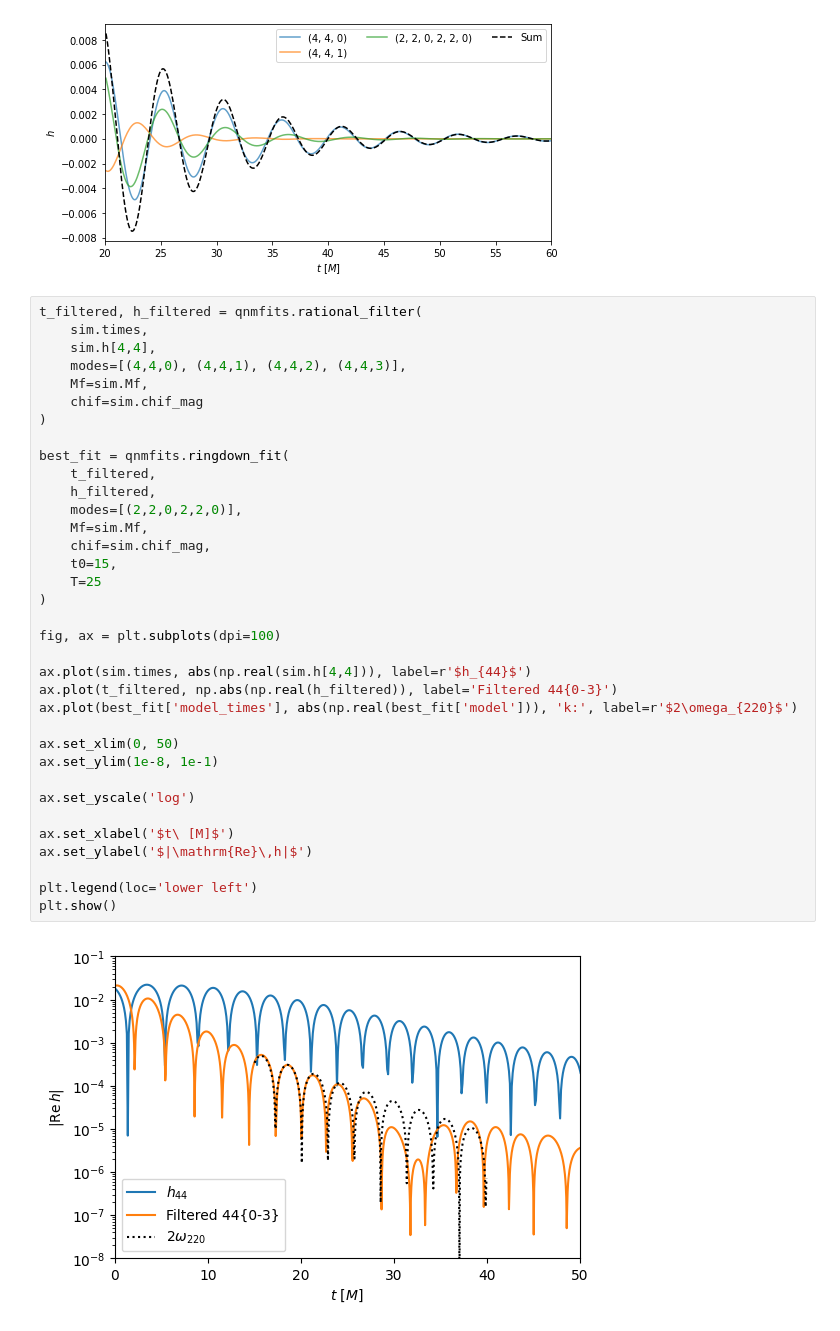
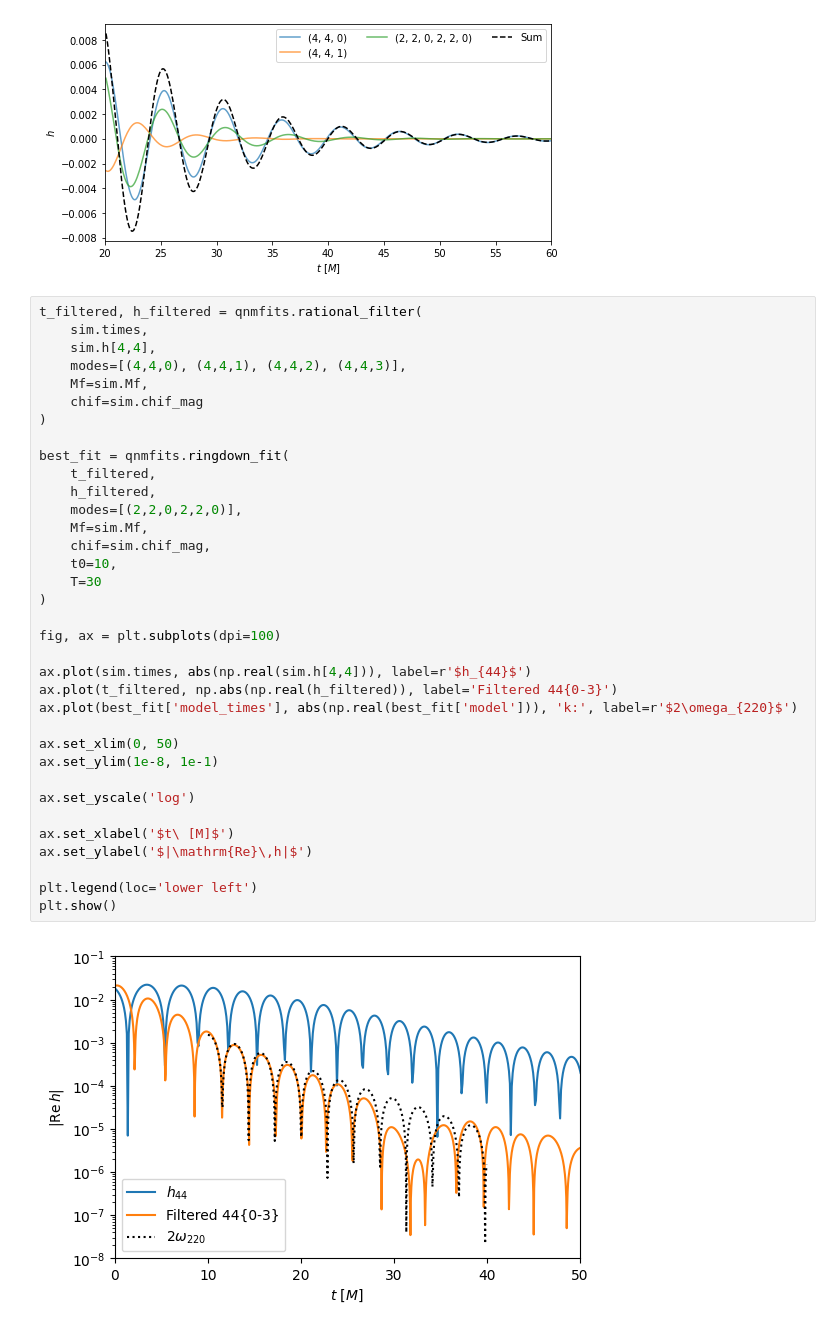
Before and after one commit to eliotfinch/qnmfits, a Jupyter notebook: examples/quadratic_qnms.ipynb, the cells around one changed output. Cells and saved outputs as stored; diff of their text form.

```diff
--- a/examples/quadratic_qnms.ipynb
+++ b/examples/quadratic_qnms.ipynb
@@ -53,33 +60,33 @@ t_filtered, h_filtered = qnmfits.rational_filter(
     modes=[(4,4,0), (4,4,1), (4,4,2), (4,4,3)],
     Mf=sim.Mf,
     chif=sim.chif_mag
 )
 
 best_fit = qnmfits.ringdown_fit(
     t_filtered,
     h_filtered,
     modes=[(2,2,0,2,2,0)],
     Mf=sim.Mf,
     chif=sim.chif_mag,
-    t0=15,
-    T=25
+    t0=10,
+    T=30
 )
 
 fig, ax = plt.subplots(dpi=100)
 
 ax.plot(sim.times, abs(np.real(sim.h[4,4])), label=r'$h_{44}$')
 ax.plot(t_filtered, np.abs(np.real(h_filtered)), label='Filtered 44{0-3}')
 ax.plot(best_fit['model_times'], abs(np.real(best_fit['model'])), 'k:', label=r'$2\omega_{220}$')
 
 ax.set_xlim(0, 50)
 ax.set_ylim(1e-8, 1e-1)
 
 ax.set_yscale('log')
 
 ax.set_xlabel('$t\ [M]$')
 ax.set_ylabel('$|\mathrm{Re}\,h|$')
 
 plt.legend(loc='lower left')
 plt.show()
 # %% [output]
-[figure, old version]
+[figure, new version]
```
Also changed, not shown: parts of 1 cell of this notebook, 5 other files.
